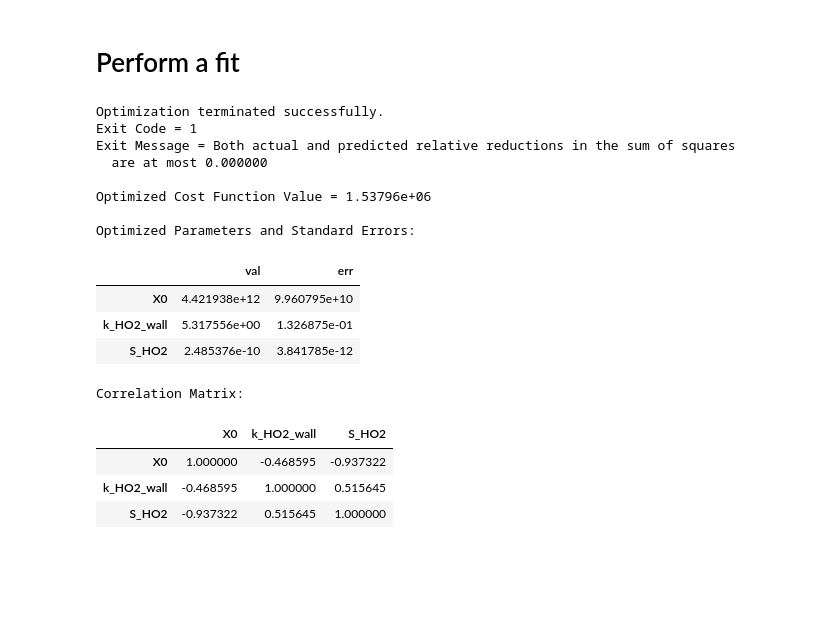
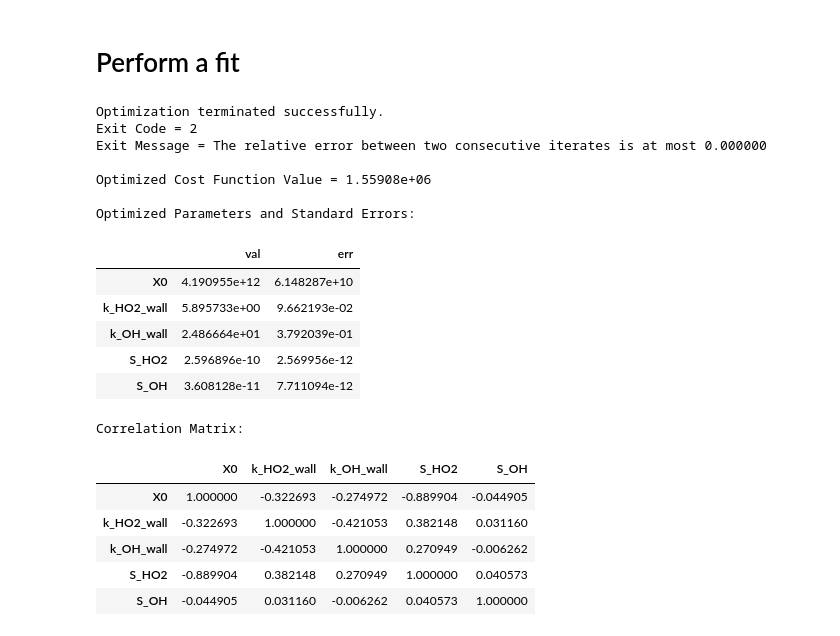
Before and after one commit to mdsmarte/ALS-Kinetic-Model, a Jupyter notebook: ex_notebook_1.ipynb, the cells around one changed output. Drawn from its saved outputs; the diff is of its cells as text; code cells hidden in the pictures; blank space fills up the shorter version.

```diff
--- a/ex_notebook_1.ipynb
+++ b/ex_notebook_1.ipynb
@@ -123,7 +125,7 @@ fn_err = 'ex_data_err_1.csv' # Filename for the uncertainties
 delta_t = tbin * 0.02
 
 # Calculate the time axis [-20 ms, 130 ms)
-t = np.linspace(-20,130,num=int(150/(dt*tbin)),endpoint=False)
+t = np.linspace(-20,130,num=round(150/delta_t),endpoint=False)
 
 # Load the data values and uncertainties
 df_val = pd.read_csv(fn_val)
@@ -173,0 +247,13 @@ display(data)
+# %%
+df_model_params = {}
+df_model_params['X0'] =         {'val':4.2e12,   'err':0,            'fit':True }
+df_model_params['c_H2O2_0'] =   {'val':c_H2O2_0, 'err':c_H2O2_0_err, 'fit':False}
+df_model_params['k_OH_wall'] =  {'val':25,       'err':0,            'fit':True }
+df_model_params['k_HO2_wall'] = {'val':6,        'err':0,            'fit':True }
+df_model_params['k1'] =         {'val':k1,       'err':k1_err,       'fit':False}
+df_model_params['k2'] =         {'val':k2,       'err':k2_err,       'fit':False}
+df_model_params['k3'] =         {'val':k3,       'err':k3_err,       'fit':False}
+df_model_params = pd.DataFrame.from_dict(df_model_params, orient='index')
+
+print('Inputted Model Params DataFrame:')
+display(df_model_params)
@@ -174,27 +270,11 @@ display(data)
 # %%
-c_H2O2_0 = 5.25e14
-idx_zero = np.abs(t-(-1.68)).argmin()
-S_H2O2 = df_val.iloc[:idx_zero,df_val.columns.get_loc('H2O2')].mean() / c_H2O2_0
-
-model_params = {}
-model_params['X0'] =         {'val':4.2e12,     'err':0,  'fit':True}
-model_params['k_OH_wall'] =  {'val':25,        'err':0, 'fit':False}
-model_params['k_HO2_wall'] = {'val':6,        'err':0, 'fit':True}
-model_params['T'] =          {'val':298.,       'err':0,  'fit':False}
-model_params['P'] =          {'val':30.,        'err':0,  'fit':False}
-model_params['c_H2O2_0'] =   {'val':c_H2O2_0,   'err':0,  'fit':False}
-model_params = pd.DataFrame.from_dict(model_params, orient='index')
-
-print('Inputted Model Params:')
-display(model_params)
-
 ALS_params = {}
 ALS_params['S_H2O2'] =  {'val':S_H2O2,    'err':0, 'fit':False}
-ALS_params['S_OH'] =    {'val':3.6e-11,     'err':0, 'fit':False}
+ALS_params['S_OH'] =    {'val':3.6e-11,     'err':0, 'fit':True}
 ALS_params['S_HO2'] =   {'val':2.6e-10,     'err':0, 'fit':True}
-ALS_params['A'] =       {'val':-0.022,  'err':0, 'fit':False}
-ALS_params['B'] =       {'val':4.85e-3,   'err':0, 'fit':False}
-ALS_params['t0'] =      {'val':-0.5,     'err':0, 'fit':False}
+ALS_params['A'] =       {'val':A,  'err':0, 'fit':False}
+ALS_params['B'] =       {'val':B,   'err':0, 'fit':False}
+ALS_params['t0'] =      {'val':t0,     'err':0, 'fit':False}
 ALS_params = pd.DataFrame.from_dict(ALS_params, orient='index')
 
 print('Inputted ALS Params:')
@@ -274,26 +346,29 @@ Cost Function Value = 1.55088e+06
 # %%
 % matplotlib notebook
 
 df_p, df_cov_p, df_corr_p, cost, mesg, ier \
-    = model.fit(t, tbin, data, model_params, ALS_params, save_fn='ex_fit_model_scaled_1.csv')
+    = model.fit(t, tbin, df_data, df_model_params, ALS_params, save_fn='ex_fit_model_scaled_1.csv')
 # %% [output]
 Optimization terminated successfully.
-Exit Code = 1
-Exit Message = Both actual and predicted relative reductions in the sum of squares
-  are at most 0.000000
+Exit Code = 2
+Exit Message = The relative error between two consecutive iterates is at most 0.000000
 
-Optimized Cost Function Value = 1.53796e+06
+Optimized Cost Function Value = 1.55908e+06
 
 Optimized Parameters and Standard Errors:
 |  | val | err |
-| X0 | 4.421938e+12 | 9.960795e+10 |
-| k_HO2_wall | 5.317556e+00 | 1.326875e-01 |
-| S_HO2 | 2.485376e-10 | 3.841785e-12 |
+| X0 | 4.190955e+12 | 6.148287e+10 |
+| k_HO2_wall | 5.895733e+00 | 9.662193e-02 |
+| k_OH_wall | 2.486664e+01 | 3.792039e-01 |
+| S_HO2 | 2.596896e-10 | 2.569956e-12 |
+| S_OH | 3.608128e-11 | 7.711094e-12 |
 Correlation Matrix:
-|  | X0 | k_HO2_wall | S_HO2 |
-| X0 | 1.000000 | -0.468595 | -0.937322 |
-| k_HO2_wall | -0.468595 | 1.000000 | 0.515645 |
-| S_HO2 | -0.937322 | 0.515645 | 1.000000 |
+|  | X0 | k_HO2_wall | k_OH_wall | S_HO2 | S_OH |
+| X0 | 1.000000 | -0.322693 | -0.274972 | -0.889904 | -0.044905 |
+| k_HO2_wall | -0.322693 | 1.000000 | -0.421053 | 0.382148 | 0.031160 |
+| k_OH_wall | -0.274972 | -0.421053 | 1.000000 | 0.270949 | -0.006262 |
+| S_HO2 | -0.889904 | 0.382148 | 0.270949 | 1.000000 | 0.040573 |
+| S_OH | -0.044905 | 0.031160 | -0.006262 | 0.040573 | 1.000000 |
 [interactive output not drawn]
 [interactive output not drawn]
 # %%
```
Also changed, not shown: parts of 15 cells of this notebook, 4 other files.
